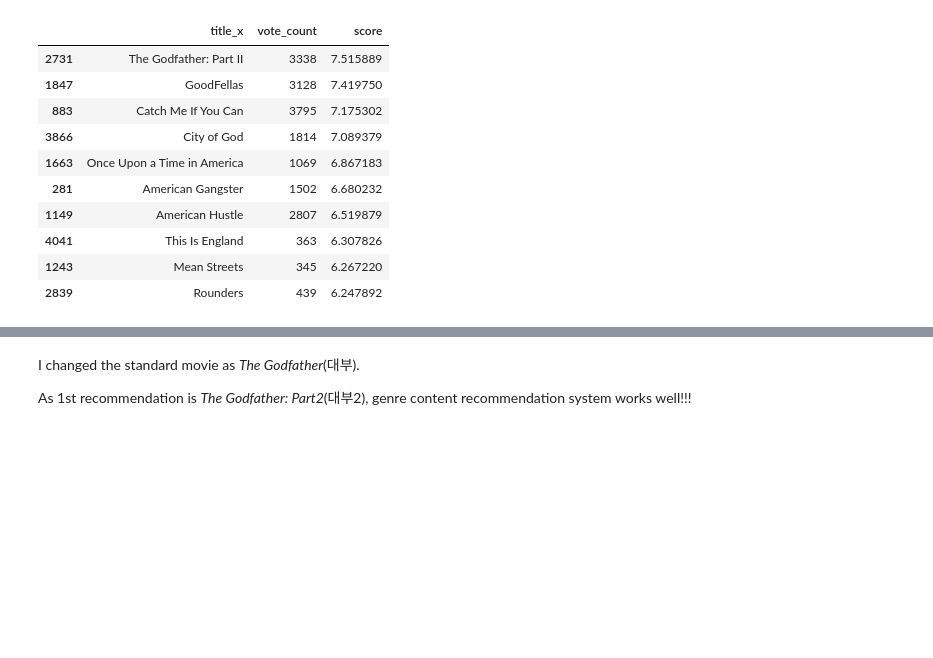
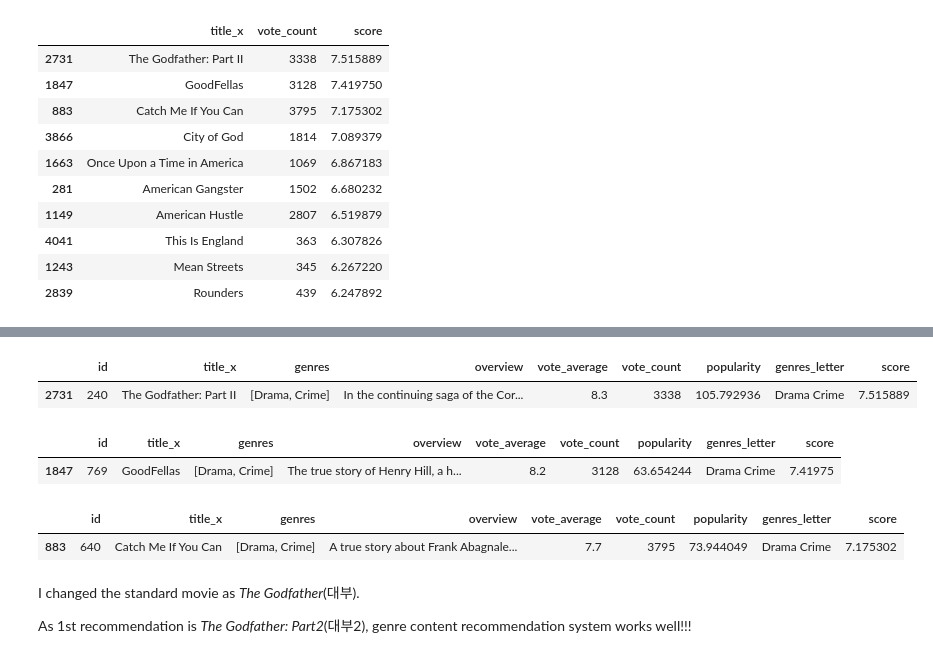
Before and after one commit to ycw0363/stat_seminar, a Jupyter notebook: Mid_project.ipynb, the cells around one changed output, grey strips where cells are left out. Drawn from its saved outputs; the diff is of its cells as text; code cells hidden in the pictures; blank space fills up the shorter version.

```diff
--- a/Mid_project.ipynb
+++ b/Mid_project.ipynb
@@ -323,3 +328,18 @@ sim_mvs_2[['title_x', 'vote_count', 'score']]
+# %%
+mv_df[mv_df['title_x']=='The Godfather: Part II']
+# %% [output]
+|  | id | title_x | genres | overview | vote_average | vote_count | popularity | genres_letter | score |
+| 2731 | 240 | The Godfather: Part II | [Drama, Crime] | In the continuing saga of the Cor... | 8.3 | 3338 | 105.792936 | Drama Crime | 7.515889 |
+# %%
+mv_df[mv_df['title_x']=='GoodFellas']
+# %% [output]
+|  | id | title_x | genres | overview | vote_average | vote_count | popularity | genres_letter | score |
+| 1847 | 769 | GoodFellas | [Drama, Crime] | The true story of Henry Hill, a h... | 8.2 | 3128 | 63.654244 | Drama Crime | 7.41975 |
+# %%
+mv_df[mv_df['title_x']=='Catch Me If You Can']
+# %% [output]
+|  | id | title_x | genres | overview | vote_average | vote_count | popularity | genres_letter | score |
+| 883 | 640 | Catch Me If You Can | [Drama, Crime] | A true story about Frank Abagnale... | 7.7 | 3795 | 73.944049 | Drama Crime | 7.175302 |
 # %% [markdown]
 I changed the standard movie as *The Godfather*(대부).
 
```
Also changed, not shown: parts of 1 cell of this notebook.
